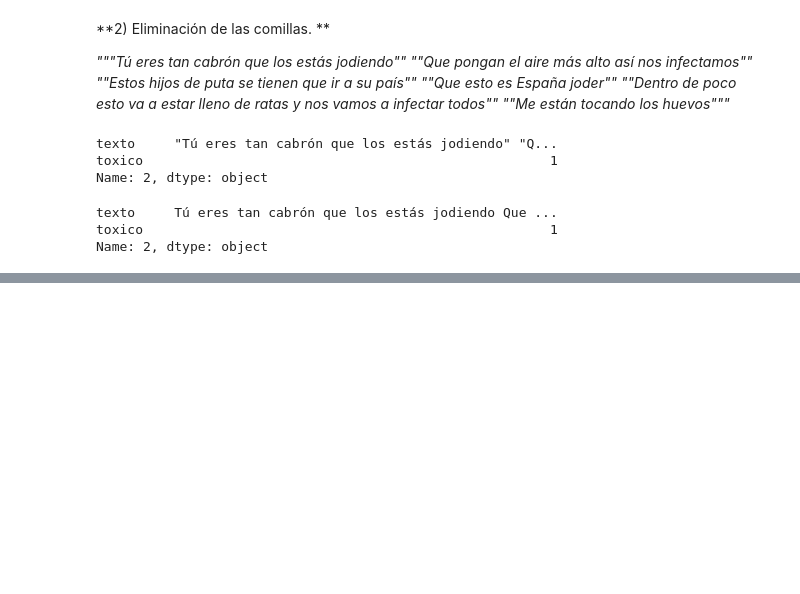
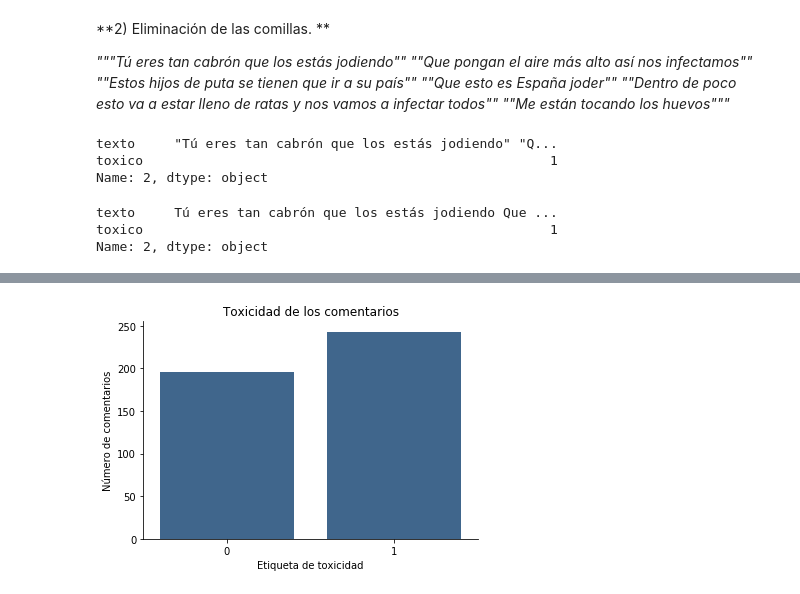
Before and after one commit to SpRdgz/TFM, a Jupyter notebook: EDA_TWEETER.ipynb, the cells around one changed output, grey strips where cells are left out. Cells and saved outputs as stored; diff of their text form; code cells hidden in the pictures; blank space fills up the shorter version.

```diff
--- a/EDA_TWEETER.ipynb
+++ b/EDA_TWEETER.ipynb
@@ -114,0 +257,10 @@ Name: 194, dtype: object
+# %%
+#Representación del número de palabras etiquetadas como tóxicas
+dy = sns.countplot(data=df, x='toxico',color=(0.2, 0.4, 0.6))
+dy.set(xlabel='Etiqueta de toxicidad', ylabel = 'Número de comentarios')
+dy.spines['top'].set_color('none')
+dy.spines['right'].set_color('none')
+plt.title('Toxicidad de los comentarios')
+plt.show()
+# %% [output]
+[figure, added]
```
Also changed, not shown: parts of 48 cells of this notebook, 2 other files.
